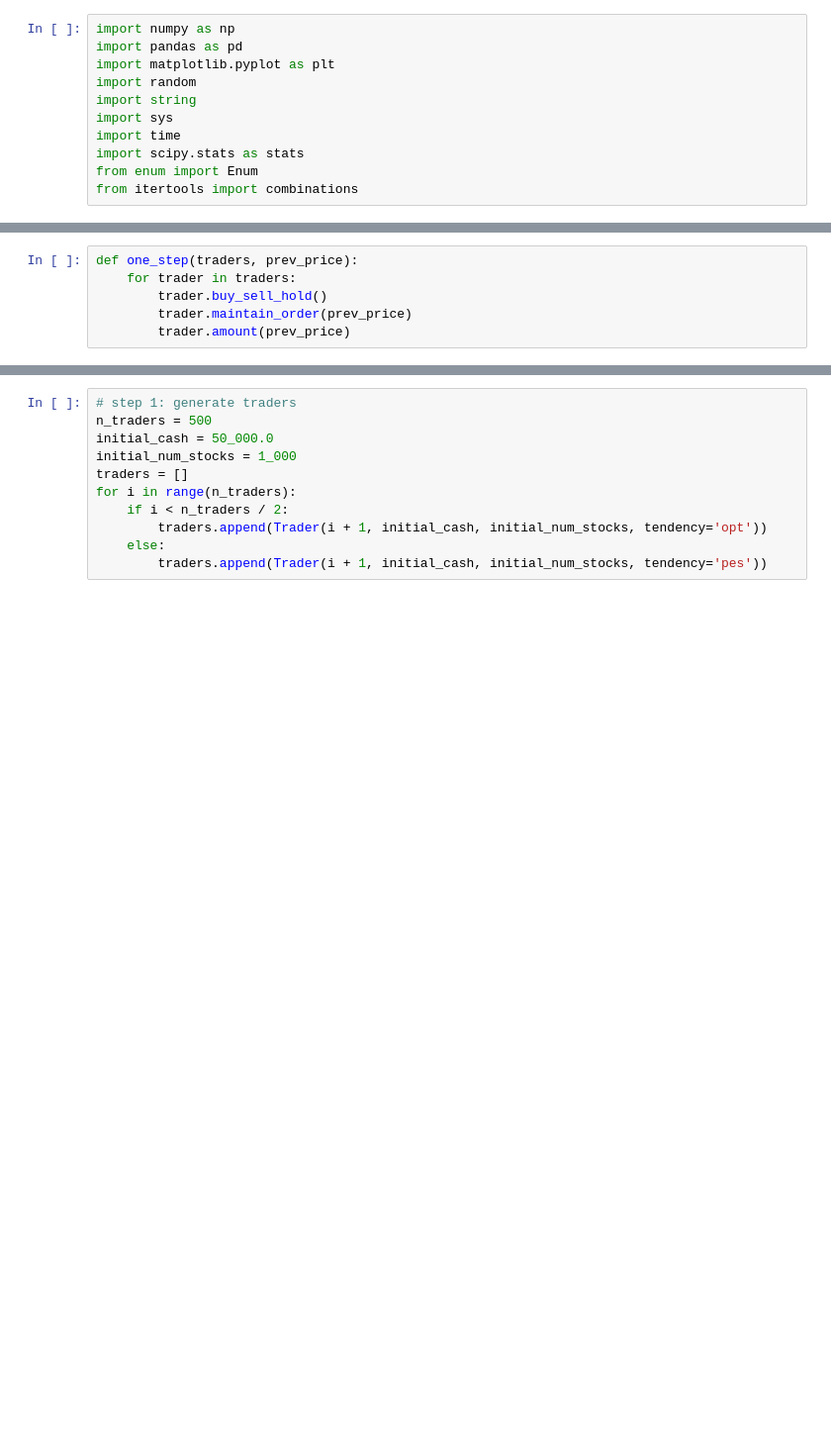
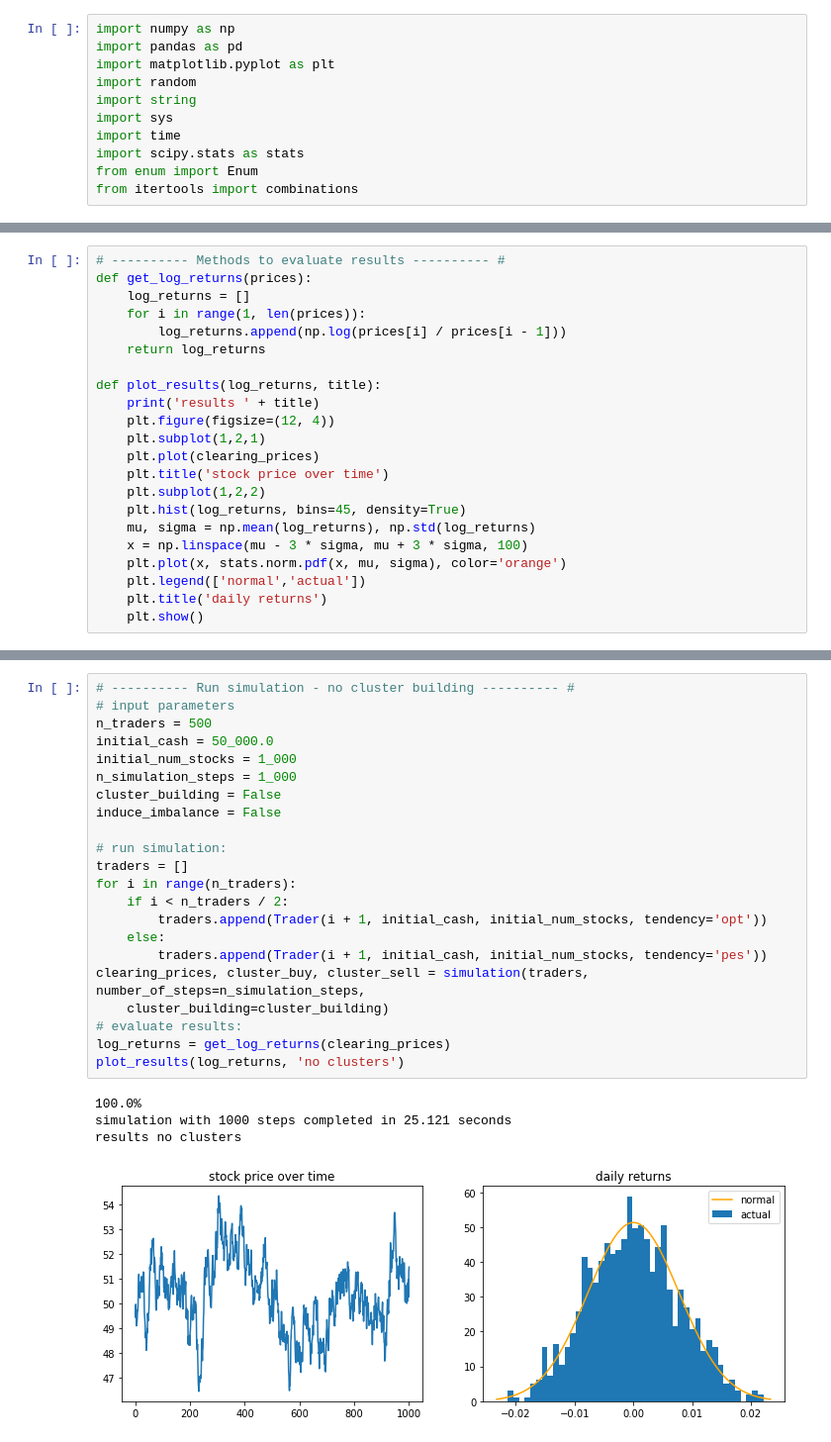
Before and after one commit to roman807/HU, a Jupyter notebook: CISC614_ComputerSimulation/Project/market_simulation.ipynb, the cells around one changed output, grey strips where cells are left out. Shown at 99% size. Saved outputs shown, nothing was run; the diff lists cells and outputs as text; blank space fills up the shorter version.

```diff
--- a/CISC614_ComputerSimulation/Project/market_simulation.ipynb
+++ b/CISC614_ComputerSimulation/Project/market_simulation.ipynb
@@ -71,10 +75,4 @@ class Trader():
             if self.price >= clearing_price:
                 self.cash -= clearing_price * self.num_stocks_trade
                 self.num_stocks += self.num_stocks_trade
-# %%
-def one_step(traders, prev_price):
-    for trader in traders:
-        trader.buy_sell_hold()
-        trader.maintain_order(prev_price)
-        trader.amount(prev_price)
 # %%
@@ -244,0 +251,22 @@ def get_log_returns(prices):
+# %%
+# ---------- Methods to evaluate results ---------- #
+def get_log_returns(prices):
+    log_returns = []
+    for i in range(1, len(prices)):
+        log_returns.append(np.log(prices[i] / prices[i - 1]))
+    return log_returns
+
+def plot_results(log_returns, title):
+    print('results ' + title)
+    plt.figure(figsize=(12, 4))
+    plt.subplot(1,2,1)
+    plt.plot(clearing_prices)
+    plt.title('stock price over time')
+    plt.subplot(1,2,2)
+    plt.hist(log_returns, bins=45, density=True)
+    mu, sigma = np.mean(log_returns), np.std(log_returns)
+    x = np.linspace(mu - 3 * sigma, mu + 3 * sigma, 100)
+    plt.plot(x, stats.norm.pdf(x, mu, sigma), color='orange')
+    plt.legend(['normal','actual'])
+    plt.title('daily returns')
+    plt.show()
@@ -245,11 +279,27 @@ def get_log_returns(prices):
 # %%
-# step 1: generate traders
+# ---------- Run simulation - no cluster building ---------- #
+# input parameters
 n_traders = 500
 initial_cash = 50_000.0
 initial_num_stocks = 1_000
+n_simulation_steps = 1_000
+cluster_building = False
+induce_imbalance = False
+
+# run simulation:
 traders = []
 for i in range(n_traders):
     if i < n_traders / 2:
         traders.append(Trader(i + 1, initial_cash, initial_num_stocks, tendency='opt'))
     else:
         traders.append(Trader(i + 1, initial_cash, initial_num_stocks, tendency='pes'))
+clearing_prices, cluster_buy, cluster_sell = simulation(traders, number_of_steps=n_simulation_steps,
+    cluster_building=cluster_building)
+# evaluate results:
+log_returns = get_log_returns(clearing_prices)
+plot_results(log_returns, 'no clusters')
+# %% [output]
+100.0%
+simulation with 1000 steps completed in 25.121 seconds
+results no clusters
+[figure, added]
```
Also changed, not shown: parts of 27 cells of this notebook, 1 other file.
